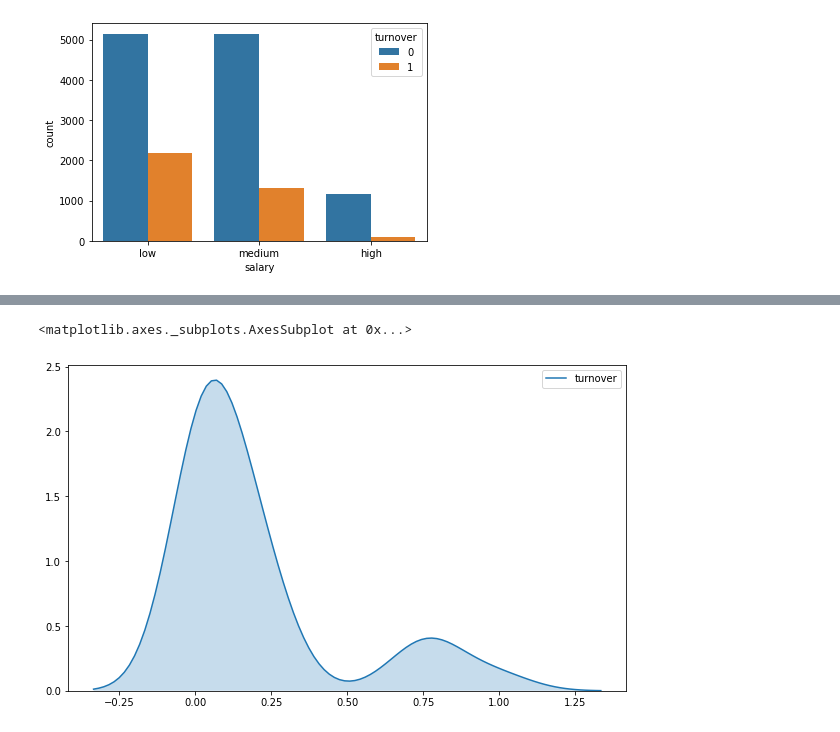
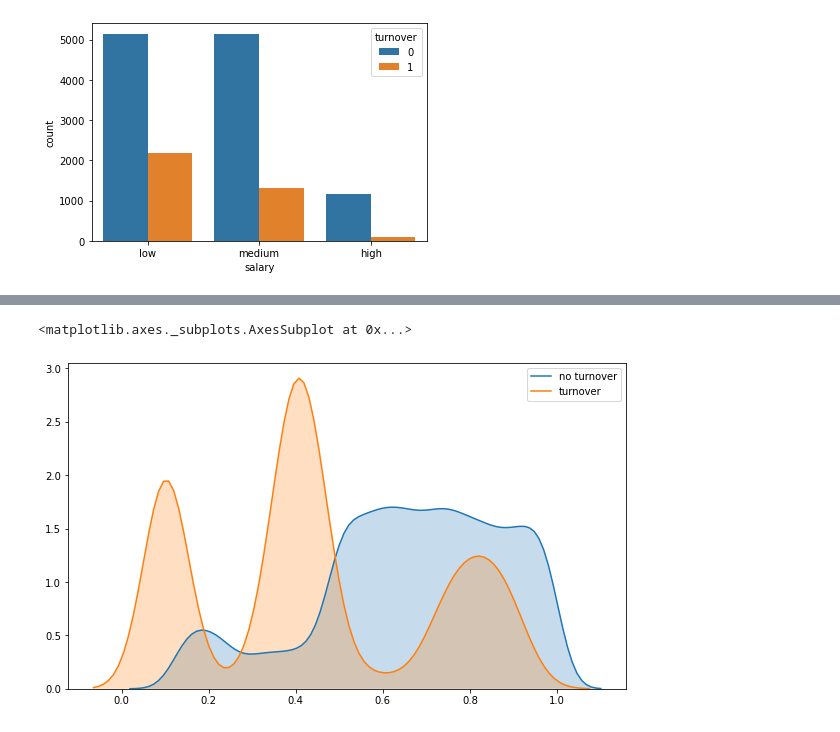
Before and after one commit to Ahsana-Ahffan/HR-Analytics, a Jupyter notebook: HR Analytics.ipynb, the cells around one changed output, grey strips where cells are left out. Saved outputs shown, nothing was run; the diff lists cells and outputs as text; code cells hidden in the pictures.

```diff
--- a/HR Analytics.ipynb
+++ b/HR Analytics.ipynb
@@ -159,7 +142,8 @@ Name: turnover, Length: 92, dtype: float64
 # %%
 #Plot of satisfaction against target
 plt.figure(figsize=(10,6))
-sns.kdeplot(sat_turn,shade=True)
+sns.kdeplot(df.loc[(df['turnover']==0),'satisfaction_level'],shade=True,label="no turnover")
+sns.kdeplot(df.loc[(df['turnover']==1),'satisfaction_level'],shade=True,label="turnover")
 # %% [output]
 <matplotlib.axes._subplots.AxesSubplot at 0x...>
-[figure, old version]
+[figure, new version]
```
Also changed, not shown: parts of 9 cells of this notebook.
